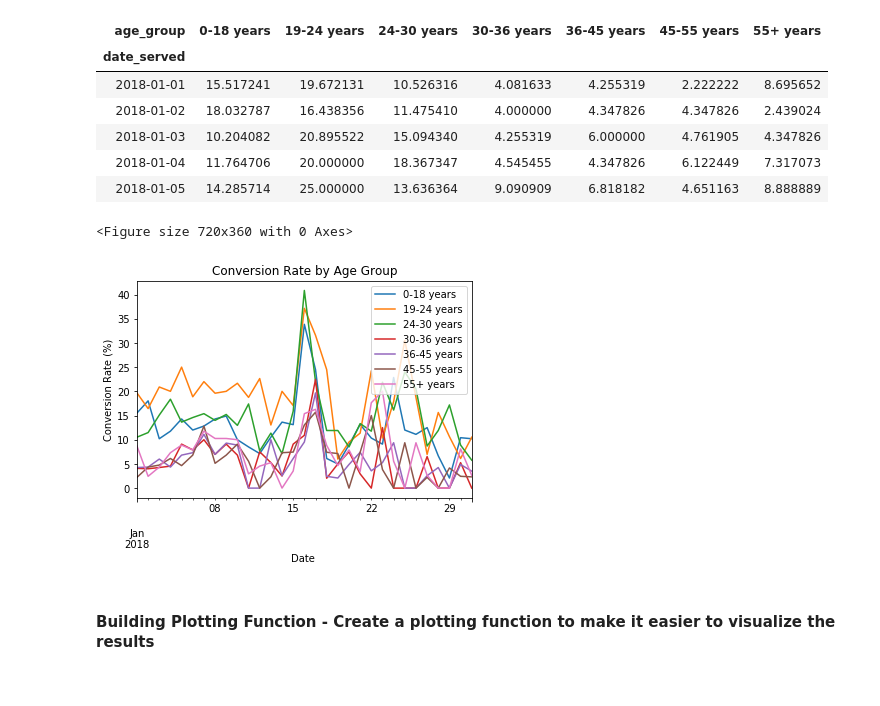
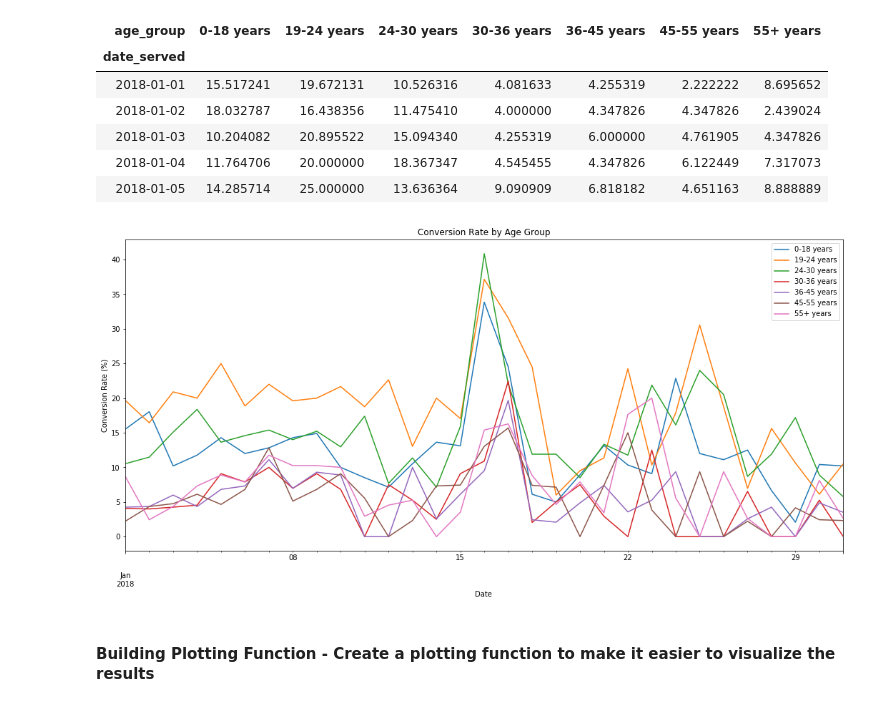
Before and after one commit to nikitamaloo/Marketing-Campaign-Analytics-with-Pandas, a Jupyter notebook: Marketing Campaign Analytics with Pandas.ipynb, the cells around one changed output. Drawn from its saved outputs; the diff is of its cells as text; code cells hidden in the pictures.

```diff
--- a/Marketing Campaign Analytics with Pandas.ipynb
+++ b/Marketing Campaign Analytics with Pandas.ipynb
@@ -423,19 +420,16 @@ age_group_df.head()
 | 2018-01-04 | 11.764706 | 20.000000 | 18.367347 | 4.545455 | 4.347826 | 6.122449 | 7.317073 |
 | 2018-01-05 | 14.285714 | 25.000000 | 13.636364 | 9.090909 | 6.818182 | 4.651163 | 8.888889 |
 # %%
-plt.figure(figsize=(10,5))
-
 # Visualize conversion by age_group
-age_group_df.plot()
+age_group_df.plot(figsize =(18,8))
 
 plt.title('Conversion Rate by Age Group')
 plt.xlabel('Date ')
 plt.ylabel('Conversion Rate (%)')
 plt.legend(loc = 'upper right', labels = age_group_df.columns.values)
 plt.show()
 # %% [output]
-<Figure size 720x360 with 0 Axes>
-[figure, old version]
+[figure, new version]
 # %% [markdown]
 #### Building Plotting Function - Create a plotting function to make it easier to visualize the results
 # %%
```
Also changed, not shown: parts of 21 cells of this notebook.
